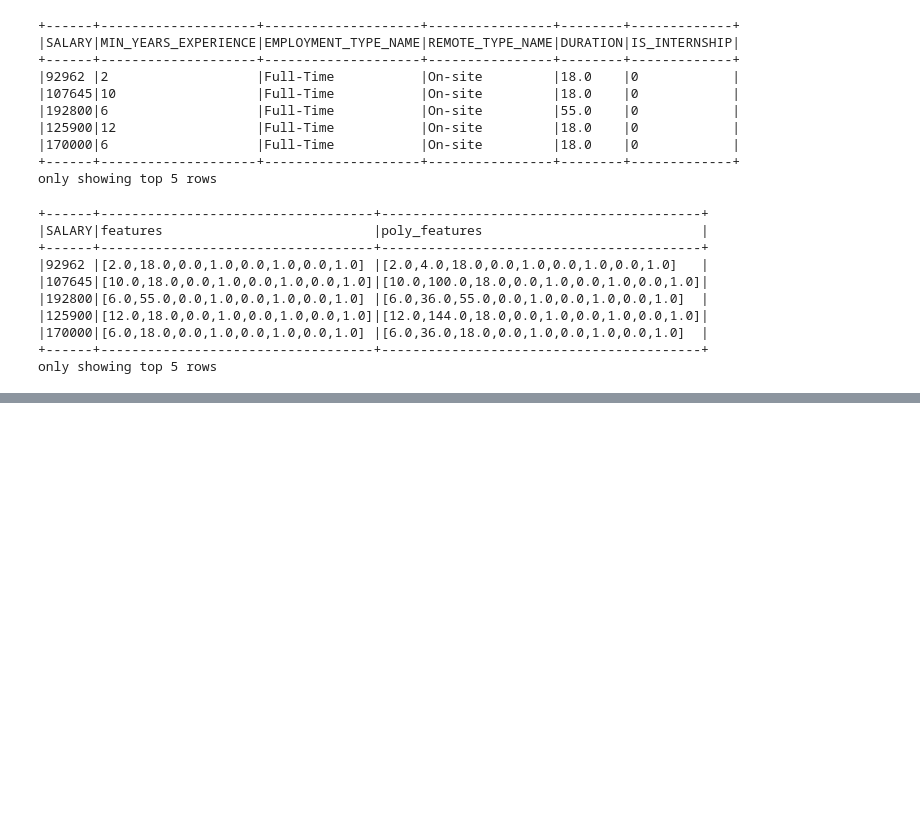
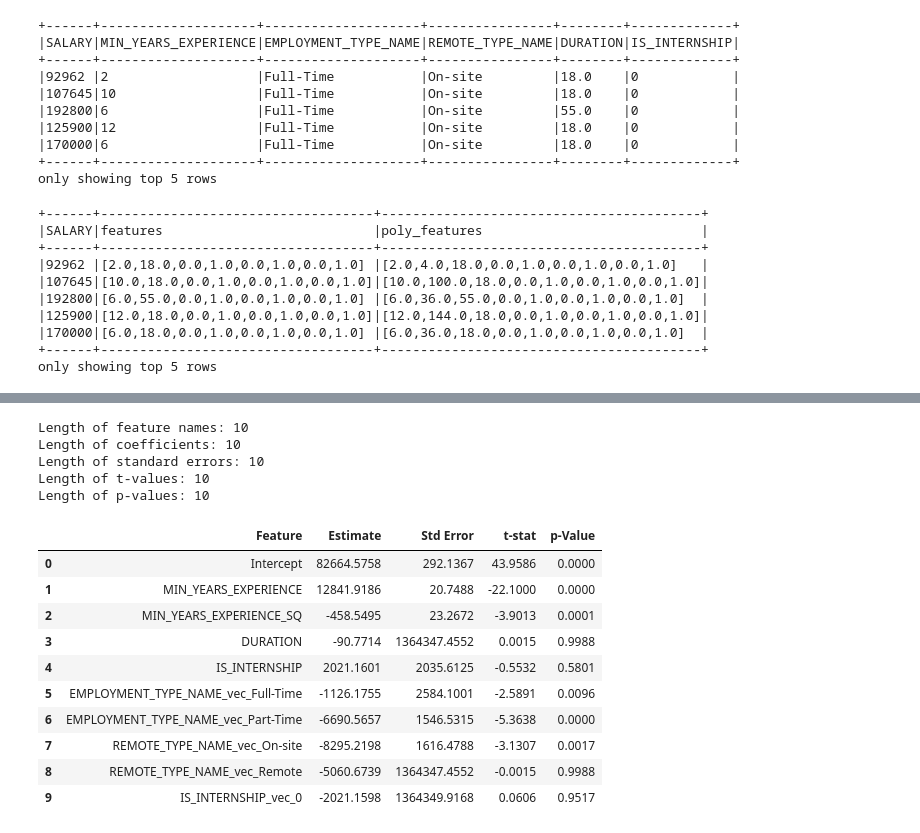
Before and after one commit to met-ad-688/assignment-04-dakotalder, a Jupyter notebook: assignment04-dkalder.ipynb, the cells around one changed output, grey strips where cells are left out. Drawn from its saved outputs; the diff is of its cells as text; code cells hidden in the pictures; blank space fills up the shorter version.

Commit message:
Added polynomial regression and added csv to gitignore

```diff
--- a/assignment04-dkalder.ipynb
+++ b/assignment04-dkalder.ipynb
@@ -283,0 +371,10 @@ from IPython.display import display, HTML
+# %%
+#| eval: true
+#| echo: false
+#| fig-align: center
+
+#Creating Train and Test Sets
+poly_train_data, poly_test_data = poly_data.randomSplit([0.8, 0.2], seed=42)
+#print((regression_data.count(), len(regression_data.columns)))
+#print((regression_train_data.count(), len(regression_train_data.columns)))
+#print((regression_test_data.count(), len(regression_test_data.columns)))
@@ -283,0 +453,49 @@ from IPython.display import display, HTML
+# %%
+feature_poly = poly_summary._call_java("featureNames")
+
+poly_features = ["Intercept"] + feature_poly
+poly_coefs = [poly_glr_min_years_model.intercept] + list(poly_glr_min_years_model.coefficients)
+poly_se = list(poly_summary.coefficientStandardErrors)
+poly_tvals = list(poly_summary.tValues)
+poly_pvals = list(poly_summary.pValues)
+
+print("Length of feature names:", len(poly_features))
+print("Length of coefficients:", len(poly_coefs))
+print("Length of standard errors:", len(poly_se))
+print("Length of t-values:", len(poly_tvals))
+print("Length of p-values:", len(poly_pvals))
+# %% [output]
+Length of feature names: 10
+Length of coefficients: 10
+Length of standard errors: 10
+Length of t-values: 10
+Length of p-values: 10
+# %%
+import pandas as pd
+from tabulate import tabulate
+import pandas as pd
+from IPython.display import display, HTML
+
+poly_coef_table = pd.DataFrame({
+     "Feature": poly_features,
+    "Estimate": [f"{v:.4f}" if v is not None else None for v in poly_coefs],
+    "Std Error": [f"{v:.4f}" if v is not None else None for v in poly_se],
+    "t-stat": [f"{v:.4f}" if v is not None else None for v in poly_tvals],
+    "p-Value": [f"{v:.4f}" if v is not None else None for v in poly_pvals]
+})
+
+poly_coef_table.to_csv("output/poly_min_years_glr_summary.csv", index=False)
+
+HTML(poly_coef_table.to_html())
+# %% [output]
+|  | Feature | Estimate | Std Error | t-stat | p-Value |
+| 0 | Intercept | 82664.5758 | 292.1367 | 43.9586 | 0.0000 |
+| 1 | MIN_YEARS_EXPERIENCE | 12841.9186 | 20.7488 | -22.1000 | 0.0000 |
+| 2 | MIN_YEARS_EXPERIENCE_SQ | -458.5495 | 23.2672 | -3.9013 | 0.0001 |
+| 3 | DURATION | -90.7714 | 1364347.4552 | 0.0015 | 0.9988 |
+| 4 | IS_INTERNSHIP | 2021.1601 | 2035.6125 | -0.5532 | 0.5801 |
+| 5 | EMPLOYMENT_TYPE_NAME_vec_Full-Time | -1126.1755 | 2584.1001 | -2.5891 | 0.0096 |
+| 6 | EMPLOYMENT_TYPE_NAME_vec_Part-Time | -6690.5657 | 1546.5315 | -5.3638 | 0.0000 |
+| 7 | REMOTE_TYPE_NAME_vec_On-site | -8295.2198 | 1616.4788 | -3.1307 | 0.0017 |
+| 8 | REMOTE_TYPE_NAME_vec_Remote | -5060.6739 | 1364347.4552 | -0.0015 | 0.9988 |
+| 9 | IS_INTERNSHIP_vec_0 | -2021.1598 | 1364349.9168 | 0.0606 | 0.9517 |
```
Also changed, not shown: parts of 13 cells of this notebook, 1 other file.
